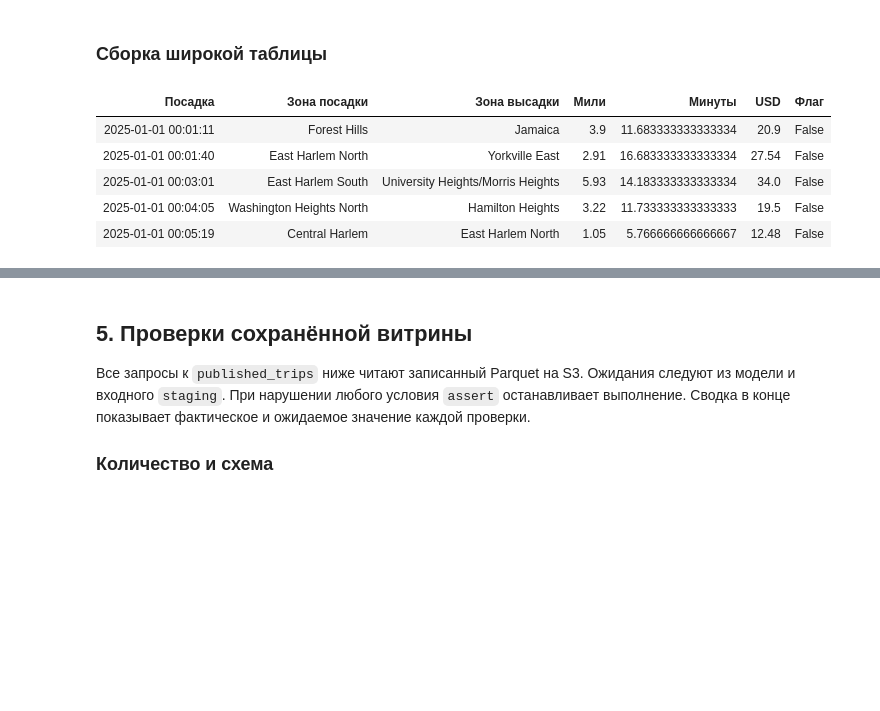
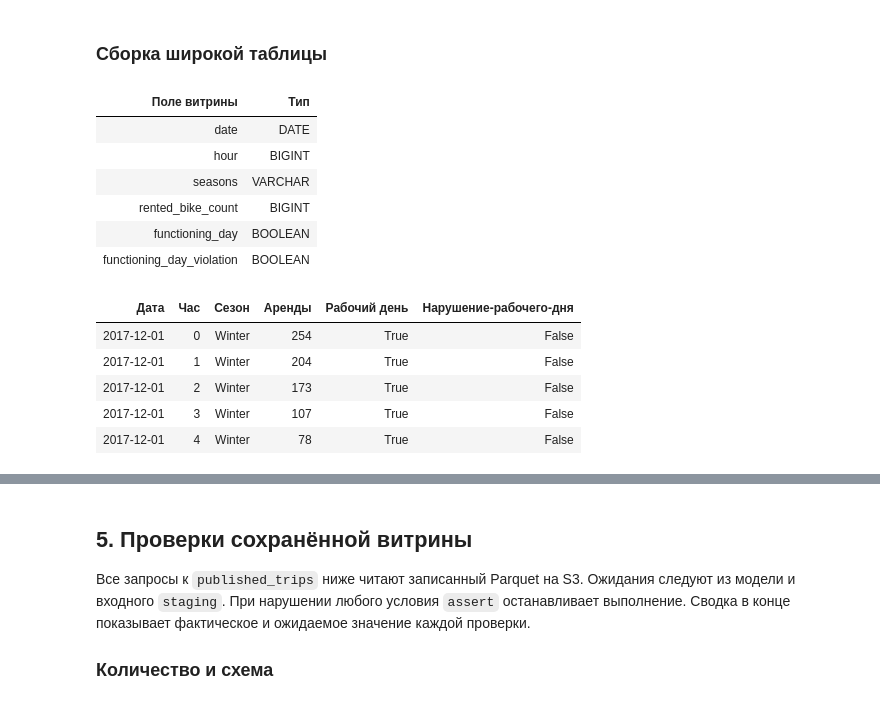
Before and after one commit to Sukulent-Studio/ITAD, a Jupyter notebook: notebooks/build_mart.ipynb, the cells around one changed output, grey strips where cells are left out. Cells and saved outputs as stored; diff of their text form; code cells hidden in the pictures; blank space fills up the shorter version.

```diff
--- a/notebooks/build_mart.ipynb
+++ b/notebooks/build_mart.ipynb
@@ -228,47 +225,56 @@ show_table(
 ### Сборка широкой таблицы
 # %%
 connection.execute("""
-    CREATE OR REPLACE TEMP TABLE trips AS
+    CREATE OR REPLACE TEMP TABLE rent AS
     SELECT
-        s.lpep_pickup_datetime AS pickup_at,
-        s.lpep_dropoff_datetime AS dropoff_at,
-        s.PULocationID AS pickup_zone_id,
-        pz.Zone AS pickup_zone_name,
-        pz.Borough AS pickup_borough,
-        s.DOLocationID AS dropoff_zone_id,
-        dz.Zone AS dropoff_zone_name,
-        dz.Borough AS dropoff_borough,
-        CAST(s.lpep_pickup_datetime AS DATE) AS pickup_date,
-        EXTRACT(hour FROM s.lpep_pickup_datetime) AS pickup_hour,
-        EXTRACT(isodow FROM s.lpep_pickup_datetime) AS pickup_isodow,
-        date_diff('second', s.lpep_pickup_datetime, s.lpep_dropoff_datetime)
-            / 60.0 AS duration_minutes,
-        s.trip_distance,
-        s.total_amount,
-        s.quality_negative_total_amount_is_correction_violated AS negative_total_flag
-    FROM staging AS s
-    LEFT JOIN taxi_zones AS pz ON s.PULocationID = pz.LocationID
-    LEFT JOIN taxi_zones AS dz ON s.DOLocationID = dz.LocationID
+        "Date" AS date,
+        "Hour" AS hour,
+        "Seasons" AS seasons,
+        "Rented Bike Count" AS rented_bike_count,
+        "Functioning Day" AS functioning_day,
+        quality_functioning_day_consistency_violated AS functioning_day_violation
+    FROM staging
 """)
-prepared_rows = connection.execute("SELECT count(*) FROM trips").fetchone()[0]
-check("Сохранение строк при преобразовании", prepared_rows, staging_rows)
+prepared_rows = connection.execute("SELECT count(*) FROM rent").fetchone()[0]
+excluded_rows = staging_rows - prepared_rows
+prepared_flagged_rows = connection.execute("""
+    SELECT count(*)
+    FROM rent
+    WHERE functioning_day_violation
+""").fetchone()[0]
+
+check("Число строк после преобразования", prepared_rows, staging_rows)
+check("Исключённые строки", excluded_rows, 0)
+check("Перенос quality-флага", prepared_flagged_rows, source_flagged_rows)
+
 show_table(
-    ["Посадка", "Зона посадки", "Зона высадки", "Мили", "Минуты", "USD", "Флаг"],
+    ["Поле витрины", "Тип"],
+    [row[:2] for row in connection.execute("DESCRIBE rent").fetchall()],
+)
+show_table(
+    ["Дата", "Час", "Сезон", "Аренды", "Рабочий день", "Нарушение-рабочего-дня"],
     connection.execute("""
-        SELECT pickup_at, pickup_zone_name, dropoff_zone_name, trip_distance,
-               duration_minutes, total_amount, negative_total_flag
-        FROM trips
-        ORDER BY pickup_at, dropoff_at, pickup_zone_id, dropoff_zone_id, total_amount
+        SELECT date, hour, seasons, rented_bike_count,
+               functioning_day, functioning_day_violation
+        FROM rent
+        ORDER BY date, hour
         LIMIT 5
     """).fetchall(),
 )
 # %% [output]
-| Посадка | Зона посадки | Зона высадки | Мили | Минуты | USD | Флаг |
-| 2025-01-01 00:01:11 | Forest Hills | Jamaica | 3.9 | 11.683333333333334 | 20.9 | False |
-| 2025-01-01 00:01:40 | East Harlem North | Yorkville East | 2.91 | 16.683333333333334 | 27.54 | False |
-| 2025-01-01 00:03:01 | East Harlem South | University Heights/Morris Heights | 5.93 | 14.183333333333334 | 34.0 | False |
-| 2025-01-01 00:04:05 | Washington Heights North | Hamilton Heights | 3.22 | 11.733333333333333 | 19.5 | False |
-| 2025-01-01 00:05:19 | Central Harlem | East Harlem North | 1.05 | 5.766666666666667 | 12.48 | False |
+| Поле витрины | Тип |
+| date | DATE |
+| hour | BIGINT |
+| seasons | VARCHAR |
+| rented_bike_count | BIGINT |
+| functioning_day | BOOLEAN |
+| functioning_day_violation | BOOLEAN |
+| Дата | Час | Сезон | Аренды | Рабочий день | Нарушение-рабочего-дня |
+| 2017-12-01 | 0 | Winter | 254 | True | False |
+| 2017-12-01 | 1 | Winter | 204 | True | False |
+| 2017-12-01 | 2 | Winter | 173 | True | False |
+| 2017-12-01 | 3 | Winter | 107 | True | False |
+| 2017-12-01 | 4 | Winter | 78 | True | False |
 # %% [markdown]
 ## 4. Запись и повторное чтение S3
 
```
Also changed, not shown: parts of 3 cells of this notebook.
